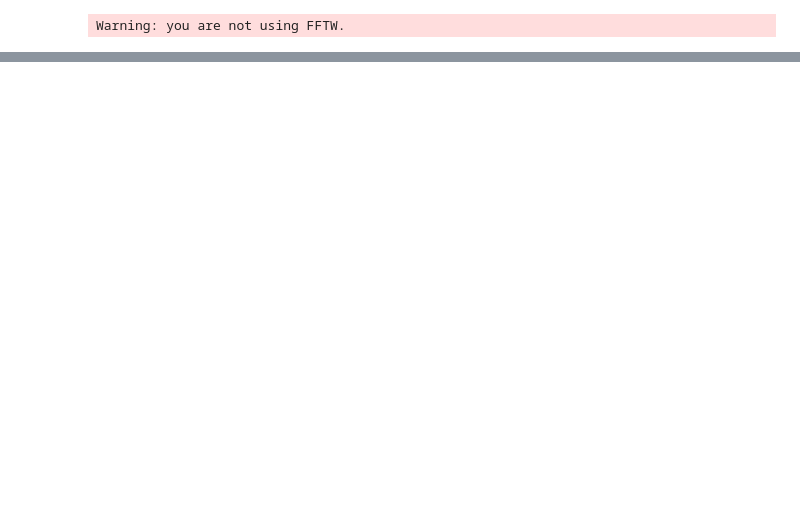
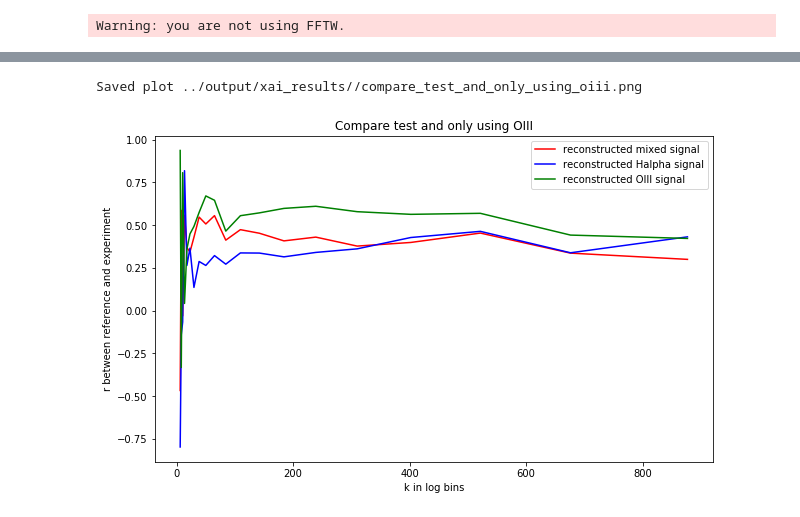
Before and after one commit to knmoriwaki/IM2IM, a Jupyter notebook: explain/my_xai_dataframe_development.ipynb, the cells around one changed output, grey strips where cells are left out. Drawn from its saved outputs; the diff is of its cells as text; code cells hidden in the pictures; blank space fills up the shorter version.

```diff
--- a/explain/my_xai_dataframe_development.ipynb
+++ b/explain/my_xai_dataframe_development.ipynb
@@ -28,3 +38,8 @@ suffix=f"run60_index0"
+# %%
+plot_r_vs_k(data_ref, data_oiii, results_dir, title="Compare test and only using OIII")
+# %% [output]
+Saved plot ../output/xai_results//compare_test_and_only_using_oiii.png
+[figure, added]
 # %%
 data_ref = read_data(ref_dir, suffix=suffix, ldict=False)
 data_ha = read_data(ha_dir, xai_exp='ha', suffix=suffix, ldict=False)
```
Also changed, not shown: parts of 10 cells of this notebook.
